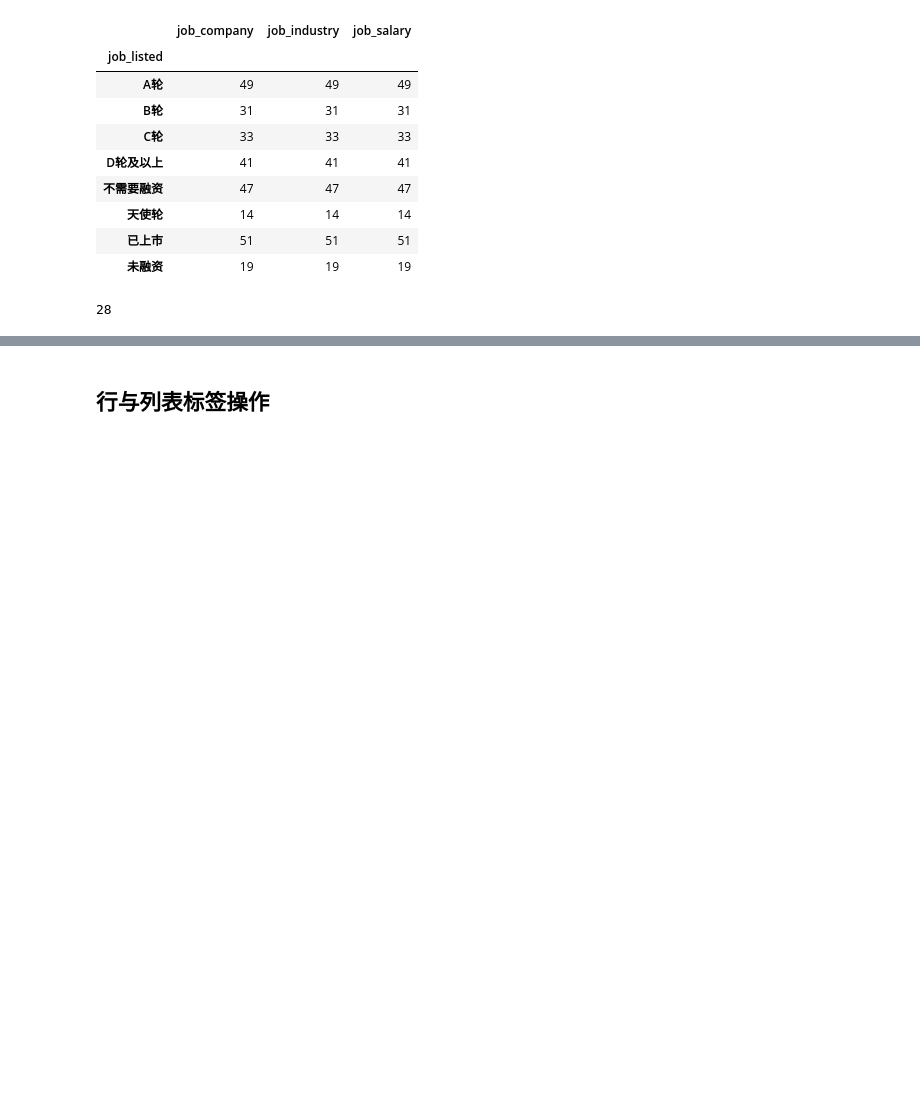
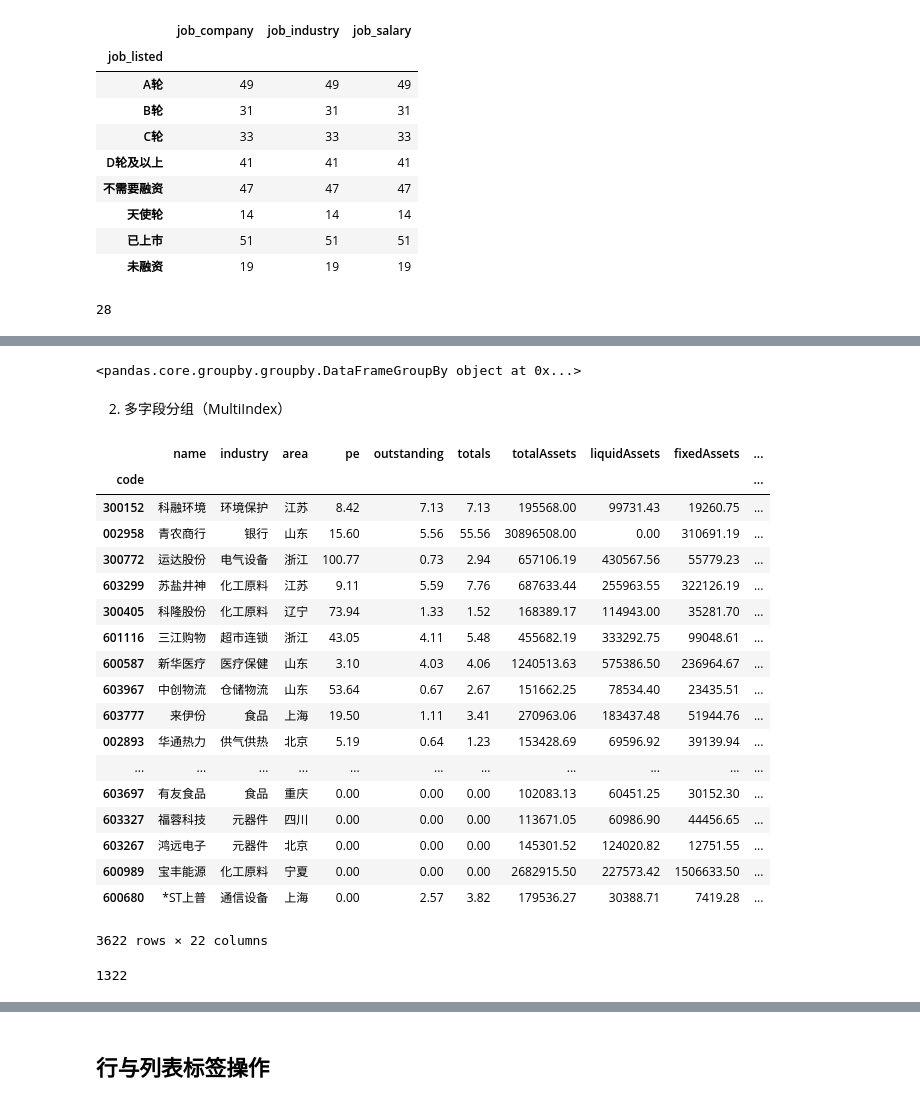
Before and after one commit to QiangAI/ClassCodes, a Jupyter notebook: day21/day21_数据分析pandas.ipynb, the cells around one changed output, grey strips where cells are left out. Drawn from its saved outputs; the diff is of its cells as text; code cells hidden in the pictures; blank space fills up the shorter version.

```diff
--- a/day21/day21_数据分析pandas.ipynb
+++ b/day21/day21_数据分析pandas.ipynb
@@ -1449,0 +1460,43 @@ re
+# %%
+import  pandas as pd
+
+alg = pd.read_csv('alg.csv')
+alg.shape
+
+gr = alg.groupby(by='job_listed')    # 按字段分组：把字段中相同值划分成一组
+gr
+# %% [output]
+<pandas.core.groupby.groupby.DataFrameGroupBy object at 0x...>
+# %% [markdown]
+2. 多字段分组（MultiIndex）
+# %%
+import  pandas as pd
+import tushare as ts
+
+data = ts.get_stock_basics()
+data
+# %% [output]
+|  | name | industry | area | pe | outstanding | totals | totalAssets | liquidAssets | fixedAssets | ... |
+| code |  |  |  |  |  |  |  |  |  | ... |
+| 300152 | 科融环境 | 环境保护 | 江苏 | 8.42 | 7.13 | 7.13 | 195568.00 | 99731.43 | 19260.75 | ... |
+| 002958 | 青农商行 | 银行 | 山东 | 15.60 | 5.56 | 55.56 | 30896508.00 | 0.00 | 310691.19 | ... |
+| 300772 | 运达股份 | 电气设备 | 浙江 | 100.77 | 0.73 | 2.94 | 657106.19 | 430567.56 | 55779.23 | ... |
+| 603299 | 苏盐井神 | 化工原料 | 江苏 | 9.11 | 5.59 | 7.76 | 687633.44 | 255963.55 | 322126.19 | ... |
+| 300405 | 科隆股份 | 化工原料 | 辽宁 | 73.94 | 1.33 | 1.52 | 168389.17 | 114943.00 | 35281.70 | ... |
+| 601116 | 三江购物 | 超市连锁 | 浙江 | 43.05 | 4.11 | 5.48 | 455682.19 | 333292.75 | 99048.61 | ... |
+| 600587 | 新华医疗 | 医疗保健 | 山东 | 3.10 | 4.03 | 4.06 | 1240513.63 | 575386.50 | 236964.67 | ... |
+| 603967 | 中创物流 | 仓储物流 | 山东 | 53.64 | 0.67 | 2.67 | 151662.25 | 78534.40 | 23435.51 | ... |
+| 603777 | 来伊份 | 食品 | 上海 | 19.50 | 1.11 | 3.41 | 270963.06 | 183437.48 | 51944.76 | ... |
+| 002893 | 华通热力 | 供气供热 | 北京 | 5.19 | 0.64 | 1.23 | 153428.69 | 69596.92 | 39139.94 | ... |
+| ... | ... | ... | ... | ... | ... | ... | ... | ... | ... | ... |
+| 603697 | 有友食品 | 食品 | 重庆 | 0.00 | 0.00 | 0.00 | 102083.13 | 60451.25 | 30152.30 | ... |
+| 603327 | 福蓉科技 | 元器件 | 四川 | 0.00 | 0.00 | 0.00 | 113671.05 | 60986.90 | 44456.65 | ... |
+| 603267 | 鸿远电子 | 元器件 | 北京 | 0.00 | 0.00 | 0.00 | 145301.52 | 124020.82 | 12751.55 | ... |
+| 600989 | 宝丰能源 | 化工原料 | 宁夏 | 0.00 | 0.00 | 0.00 | 2682915.50 | 227573.42 | 1506633.50 | ... |
+| 600680 | *ST上普 | 通信设备 | 上海 | 0.00 | 2.57 | 3.82 | 179536.27 | 30388.71 | 7419.28 | ... |
+3622 rows × 22 columns
+# %%
+data_gr = data.groupby(by=['industry','area'])
+len(data_gr)
+# %% [output]
+1322
```
Also changed, not shown: parts of 78 cells of this notebook, 3 other files.
